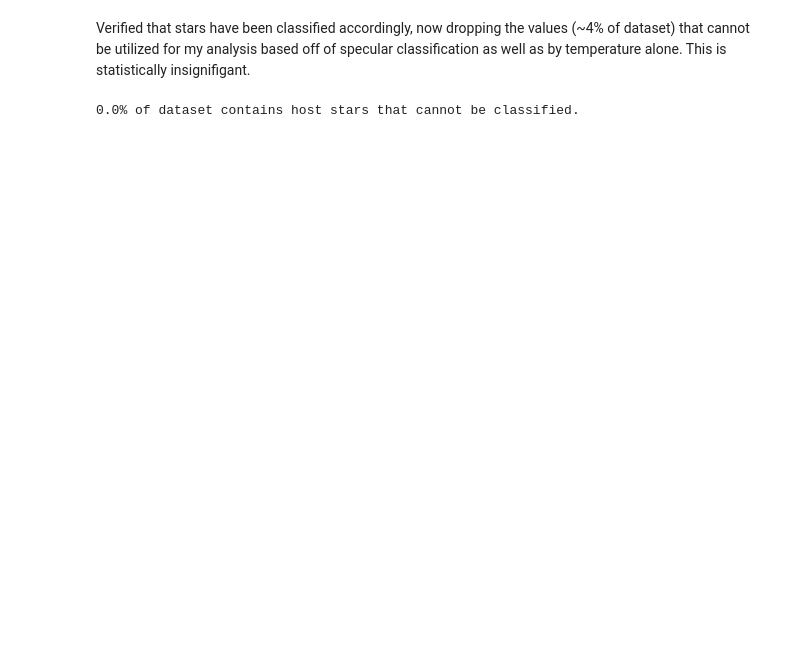
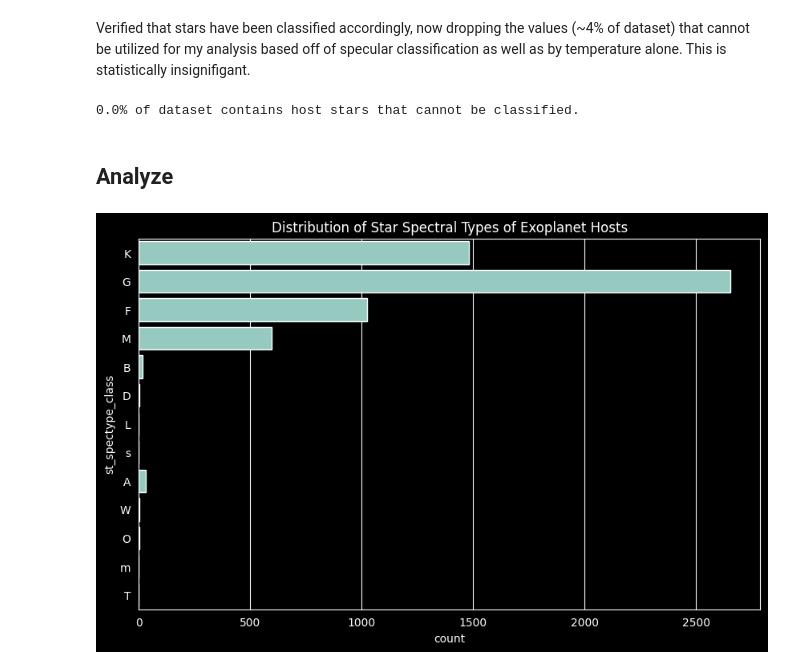
Before and after one commit to NorthrupRobert/Exoplanet_Analysis, a Jupyter notebook: notebooks/main.ipynb, the cells around one changed output. Saved outputs shown, nothing was run; the diff lists cells and outputs as text; code cells hidden in the pictures; blank space fills up the shorter version.

```diff
--- a/notebooks/main.ipynb
+++ b/notebooks/main.ipynb
@@ -33,12 +34,12 @@ So far as our exploration of exoplanets and their stars (studying the whole popu
 
 For an explanation on how the composite dataset aggregates all available information on exoplanet figures, please see <https://exoplanetarchive.ipac.caltech.edu/docs/pscp_calc.html>.
 # %%
-# TAP base URL (Planetary Systems)
+# TAP base URL (Planetary Systems Composite Data)
 url = "https://exoplanetarchive.ipac.caltech.edu/TAP/sync"
-# The "Planetary Systems" database (confirmed exoplanets) is encoded as "ps" within the Exoplanet Archive
+# The "Planetary Systems Composite Data" database (confirmed exoplanets) is encoded as "PSCompPars" within the Exoplanet Archive
 ADQL_query =    "SELECT " \
                 "pl_controv_flag, pl_name, hostname, pl_letter, sy_snum, discoverymethod, disc_year," \
-                "pl_radj, pl_massj, st_spectype, st_rad, st_mass, st_met, st_lum, st_teff " \
+                "pl_radj, pl_massj, st_spectype, st_rad, st_mass, st_met, st_lum, st_teff, st_rad " \
                 "FROM PSCompPars"
 
 # Request data as CSV
@@ -338,3 +427,13 @@ c_n_star_temp_and_type = pscp["st_spectype_class"].value_counts().get("UNKNOWN",
 print(f'{(c_n_star_temp_and_type / total_records) * 100}% of dataset contains host stars that cannot be classified.')
 # %% [output]
 0.0% of dataset contains host stars that cannot be classified.
+# %% [markdown]
+## Analyze
+# %%
+# Output results after defining spectype for null values (that can be classified)
+plt.figure(figsize=(10,6))
+sns.countplot(data=pscp['st_spectype_class'], alpha=0.7)
+plt.title('Distribution of Star Spectral Types of Exoplanet Hosts')
+plt.show()
+# %% [output]
+[figure, added]
```
Also changed, not shown: parts of 19 cells of this notebook, 1 other file.
